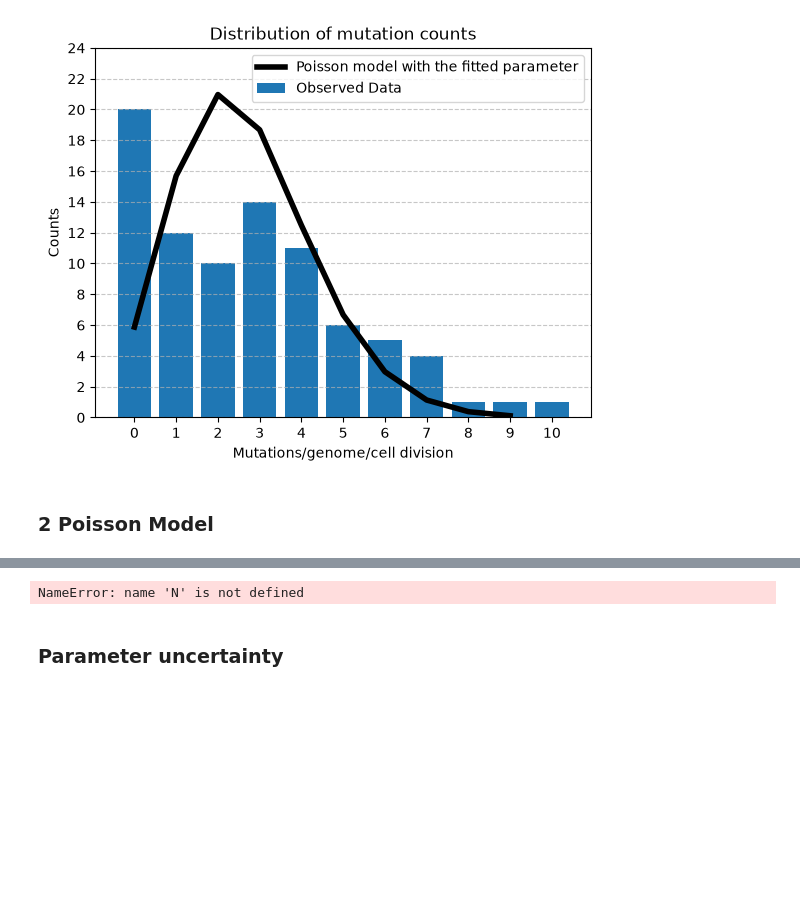
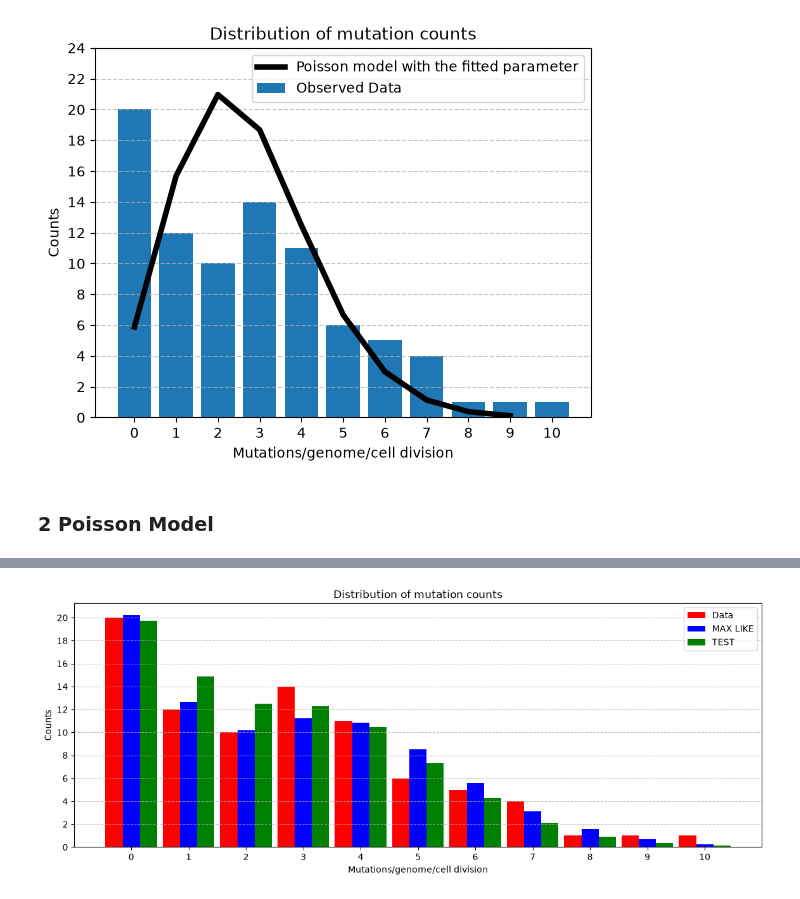
Before and after one commit to atomsim/cb2330-PRO1-Pair23, a Jupyter notebook: project.ipynb, the cells around one changed output, grey strips where cells are left out. Saved outputs shown, nothing was run; the diff lists cells and outputs as text; code cells hidden in the pictures; blank space fills up the shorter version.

```diff
--- a/project.ipynb
+++ b/project.ipynb
@@ -267,7 +292,7 @@ scores_nll_ = [0.0] * len(mu_candidates)
 for i in range(len(mu_candidates)):
   total = 0
   for j in range(len(lineages)):
-    total += nll(lineages[j], mu_candidates[i]*genome_size_lineages[j]*10**(-7))
+    total += nll(lineages[j], mu_candidates[i]*(genome_size_lineages[j])*10**(-7))
   scores_nll_[i] = total
 
 position_of_min_nll = position_of_min(scores_nll_)
@@ -333,30 +360,28 @@ KeyboardInterrupt:
 # %%
 y_mix_poisson_lik = [0] * len(counts)
 y_mix_poisson_test = [0] * len(counts)
 
 for i in range(len(counts)):
     y_mix_poisson_lik[i] += pi_hat * poisson(counts[i], lambda1_hat) + (1-pi_hat) * poisson(counts[i], lambda2_hat)
     y_mix_poisson_test[i] += 0.35 * poisson(counts[i], 0.5) + (1-0.35) * poisson(counts[i], 3.5)
     #y_mix_poisson_test[i] += 0.2 * poisson(counts[i], lambda1_hat) + (1-0.2) * poisson(counts[i], lambda2_hat)
 
-
+N = 85
 y_mix_poisson_lik = [x*N for x in y_mix_poisson_lik]
 y_mix_poisson_test = [x*N for x in y_mix_poisson_test]
 
 plt.figure(figsize=(14, 5))
 #plt.bar(counts, y_mix_poisson)
 plt.bar(np.array(range((max_mutation_count)+1)) - 0.3, mutation_counts, width=0.3, label='Data', color='red')
 plt.bar(np.array(counts) , y_mix_poisson_lik, width=0.3, label='MAX LIKE', color='blue')
 plt.bar(np.array(counts) + 0.3, y_mix_poisson_test, width=0.3, label='TEST', color='green')
 plt.xlabel("Mutations/genome/cell division")
 plt.ylabel("Counts")
 plt.xticks(range(0,11));
 plt.yticks(range(0,22,2));
 plt.grid(axis='y', linestyle='--', alpha=0.7, zorder=0)
 plt.title("Distribution of mutation counts")
 plt.legend()
 plt.show()
 # %% [output]
-NameError: name 'N' is not defined
+[figure, added]
-# %% [markdown]
-### Parameter uncertainty
```
Also changed, not shown: parts of 13 cells of this notebook.
